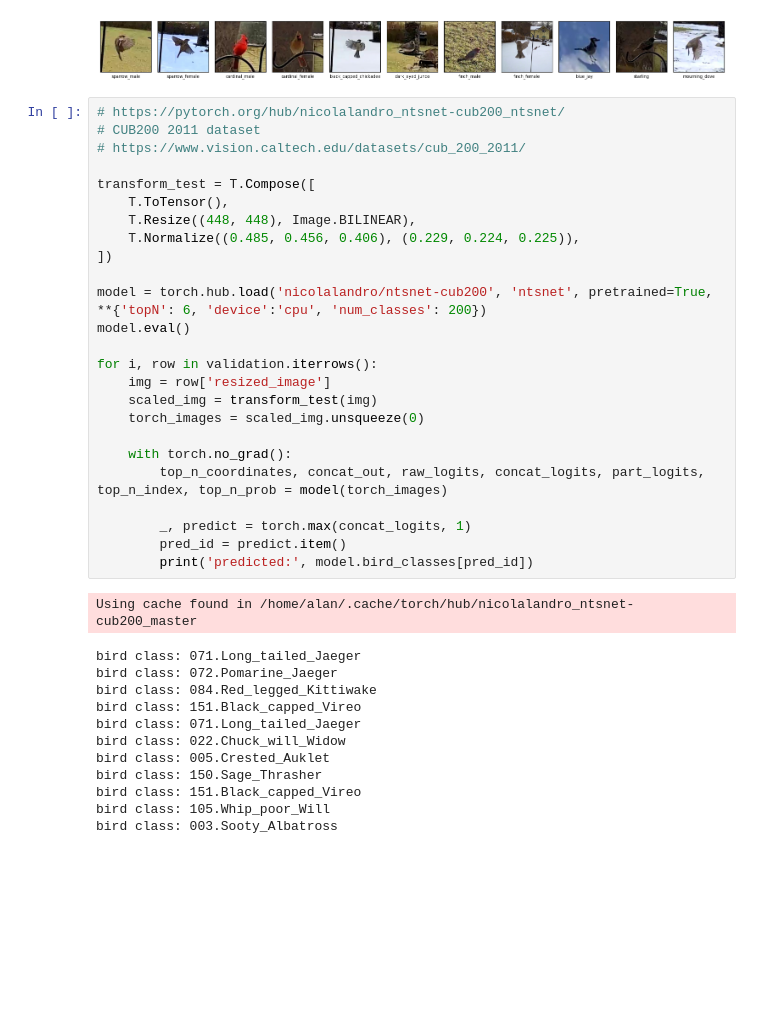
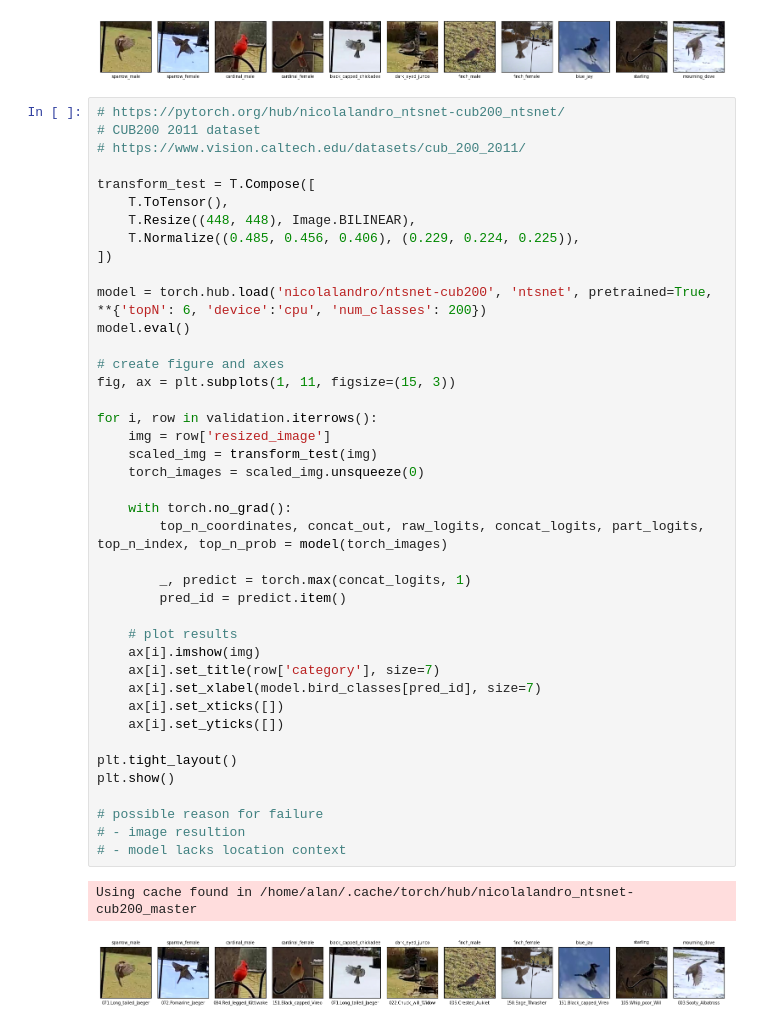
Before and after one commit to leggitta/backyard_bird_science, a Jupyter notebook: Presentation.ipynb, the cells around one changed output. Saved outputs shown, nothing was run; the diff lists cells and outputs as text; blank space fills up the shorter version.

Commit message:
added visualization of model predictions

```diff
--- a/Presentation.ipynb
+++ b/Presentation.ipynb
@@ -280,41 +280,47 @@ plt.show()
 # %%
 # https://pytorch.org/hub/nicolalandro_ntsnet-cub200_ntsnet/
 # CUB200 2011 dataset
 # https://www.vision.caltech.edu/datasets/cub_200_2011/
 
 transform_test = T.Compose([
     T.ToTensor(),
     T.Resize((448, 448), Image.BILINEAR),
     T.Normalize((0.485, 0.456, 0.406), (0.229, 0.224, 0.225)),
 ])
 
 model = torch.hub.load('nicolalandro/ntsnet-cub200', 'ntsnet', pretrained=True, **{'topN': 6, 'device':'cpu', 'num_classes': 200})
 model.eval()
 
+# create figure and axes
+fig, ax = plt.subplots(1, 11, figsize=(15, 3))
+
 for i, row in validation.iterrows():
     img = row['resized_image']
     scaled_img = transform_test(img)
     torch_images = scaled_img.unsqueeze(0)
 
     with torch.no_grad():
         top_n_coordinates, concat_out, raw_logits, concat_logits, part_logits, top_n_index, top_n_prob = model(torch_images)
 
         _, predict = torch.max(concat_logits, 1)
         pred_id = predict.item()
-        print('predicted:', model.bird_classes[pred_id])
+
+    # plot results
+    ax[i].imshow(img)
+    ax[i].set_title(row['category'], size=7)
+    ax[i].set_xlabel(model.bird_classes[pred_id], size=7)
+    ax[i].set_xticks([])
+    ax[i].set_yticks([])
+
+plt.tight_layout()
+plt.show()
+
+# possible reason for failure
+# - image resultion
+# - model lacks location context
 # %% [output]
 Using cache found in /home/alan/.cache/torch/hub/nicolalandro_ntsnet-cub200_master
-bird class: 071.Long_tailed_Jaeger
-bird class: 072.Pomarine_Jaeger
-bird class: 084.Red_legged_Kittiwake
-bird class: 151.Black_capped_Vireo
-bird class: 071.Long_tailed_Jaeger
-bird class: 022.Chuck_will_Widow
-bird class: 005.Crested_Auklet
-bird class: 150.Sage_Thrasher
-bird class: 151.Black_capped_Vireo
-bird class: 105.Whip_poor_Will
-bird class: 003.Sooty_Albatross
+[figure, added]
 # %% [markdown]
 ### Datasets
 - https://www.vision.caltech.edu/datasets/cub_200_2011/
```
Also changed, not shown: parts of 1 cell of this notebook.
